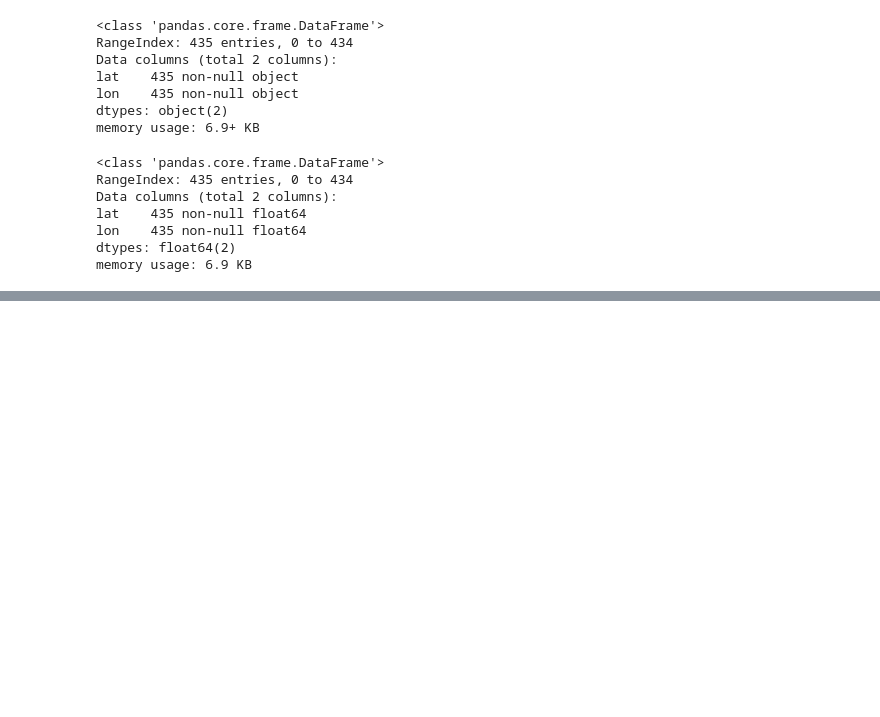
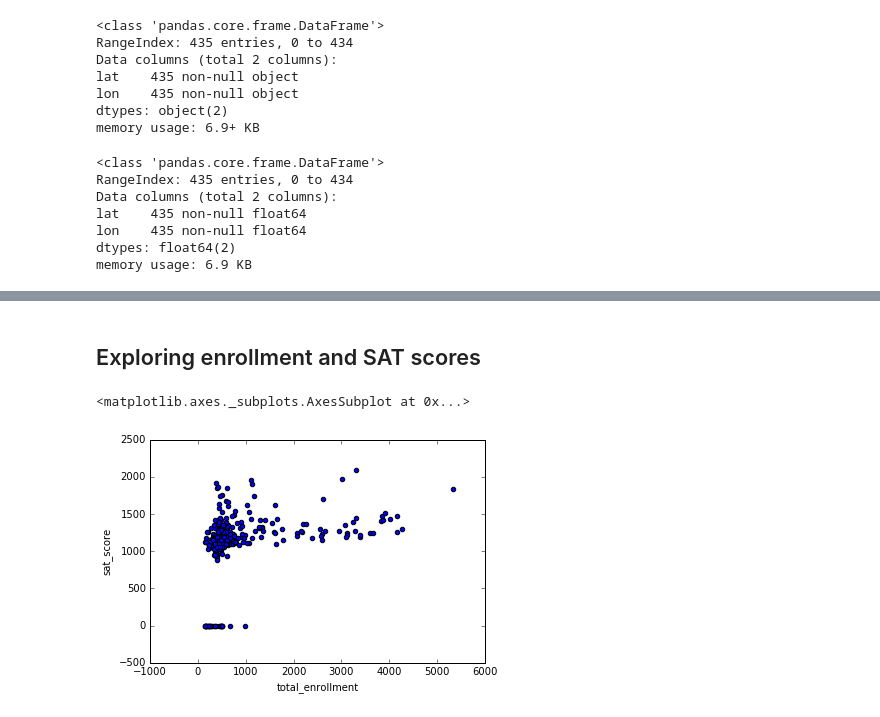
Before and after one commit to CanCeylan/nyc_education, a Jupyter notebook: nyc_education_analysis.ipynb, the cells around one changed output, grey strips where cells are left out. Saved outputs shown, nothing was run; the diff lists cells and outputs as text; code cells hidden in the pictures; blank space fills up the shorter version.

```diff
--- a/nyc_education_analysis.ipynb
+++ b/nyc_education_analysis.ipynb
@@ -404,0 +459,2 @@ memory usage: 6.9 KB
+# %%
+cols = ['AP Test Takers ', 'Total Exams Taken', 'Number of Exams with scores 3 4 or 5']
@@ -404,0 +475,3 @@ memory usage: 6.9 KB
+# %%
+full[cols] = full[cols].apply(pd.to_numeric, errors='coerce')
+full[cols] = full[cols].fillna(value=0)
@@ -404,0 +492,4 @@ memory usage: 6.9 KB
+# %%
+full['school_dist'] = full['DBN'].apply(lambda x: x[:2])
+# %%
+full = full.fillna(full.mean())
@@ -404,0 +524,9 @@ memory usage: 6.9 KB
+# %% [markdown]
+## Exploring enrollment and SAT scores
+# %%
+%matplotlib inline
+
+full.plot.scatter(x='total_enrollment', y='sat_score')
+# %% [output]
+<matplotlib.axes._subplots.AxesSubplot at 0x...>
+[figure, added]
```
Also changed, not shown: parts of 29 cells of this notebook.
